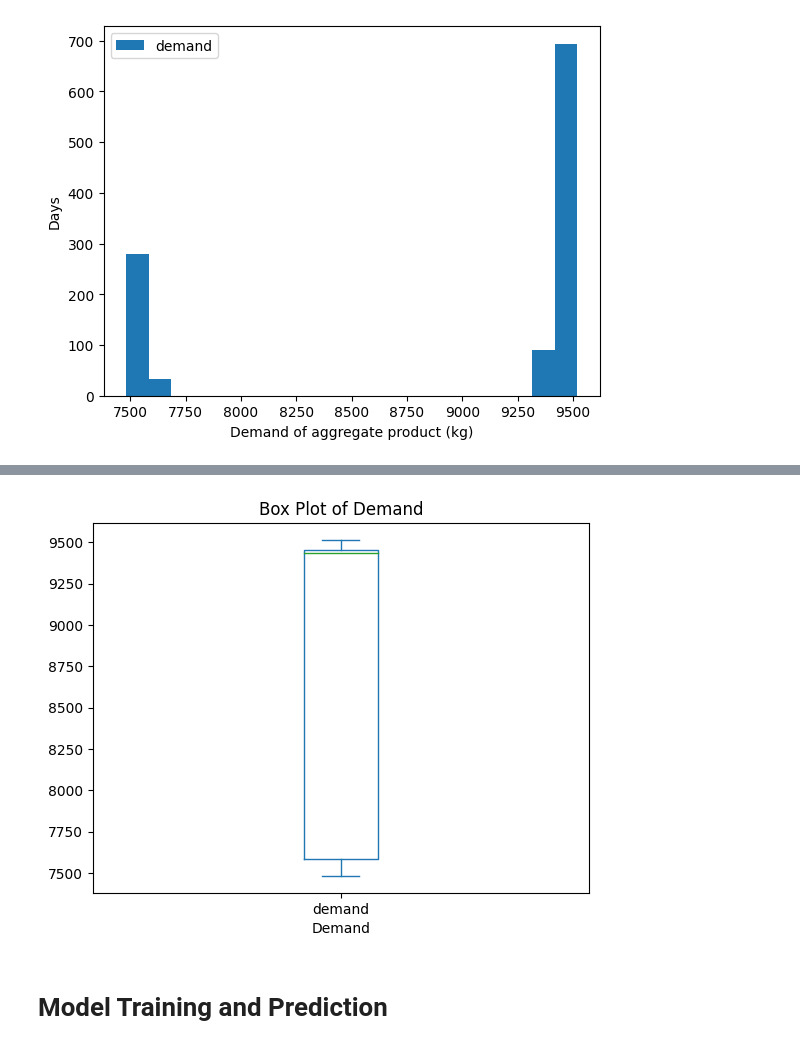
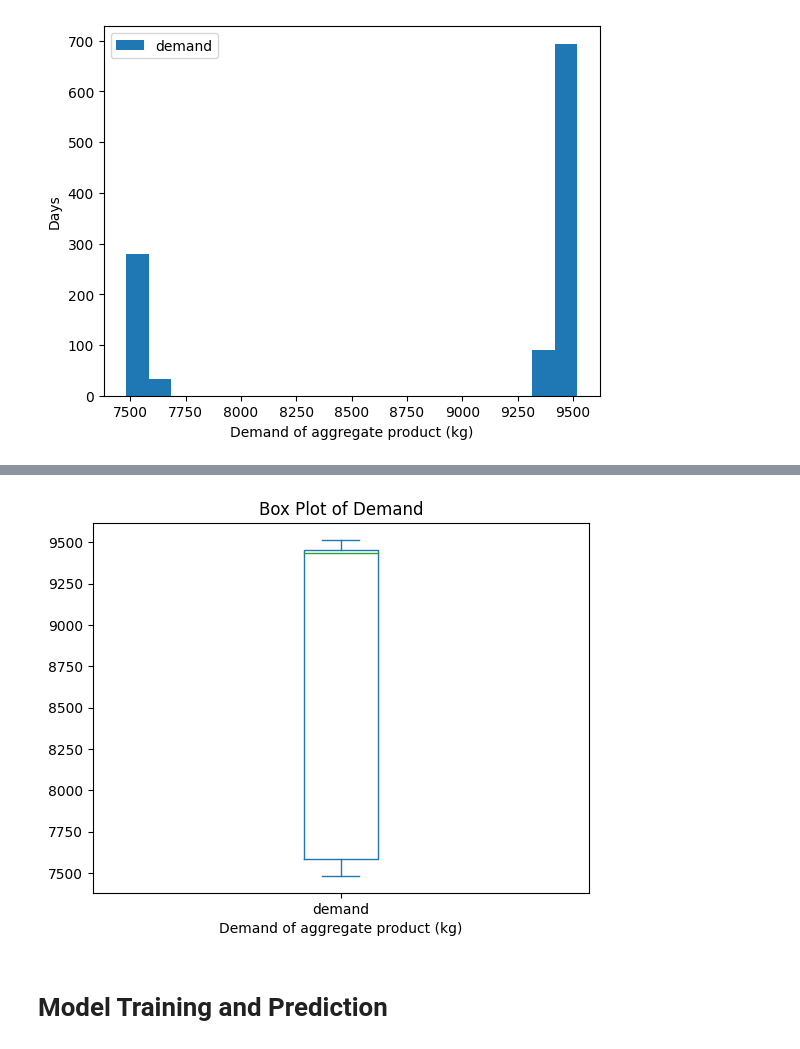
Before and after one commit to Maojia-Yao/Demand-Prediction, a Jupyter notebook: predict_model.ipynb, the cells around one changed output, grey strips where cells are left out. Drawn from its saved outputs; the diff is of its cells as text; code cells hidden in the pictures.

```diff
--- a/predict_model.ipynb
+++ b/predict_model.ipynb
@@ -157,13 +161,13 @@ According to the graph, it can be seen that the change in demand changes slightl
 # %%
 # Use Boxplot to detect outliers and the shape of data distribution
 
 demand = pd.DataFrame(train_data.select('demand').rdd.map(lambda x: x[0]).collect(), columns=['demand'])
 demand.plot(kind='box')
 plt.title('Box Plot of Demand')
-plt.xlabel('Demand')
+plt.xlabel('Demand of aggregate product (kg)')
 plt.show()
 # %% [output]
-[figure, old version]
+[figure, new version]
 # %% [markdown]
 # Model Training and Prediction
 # %% [markdown]
```
Also changed, not shown: parts of 9 cells of this notebook, 3 other files.
